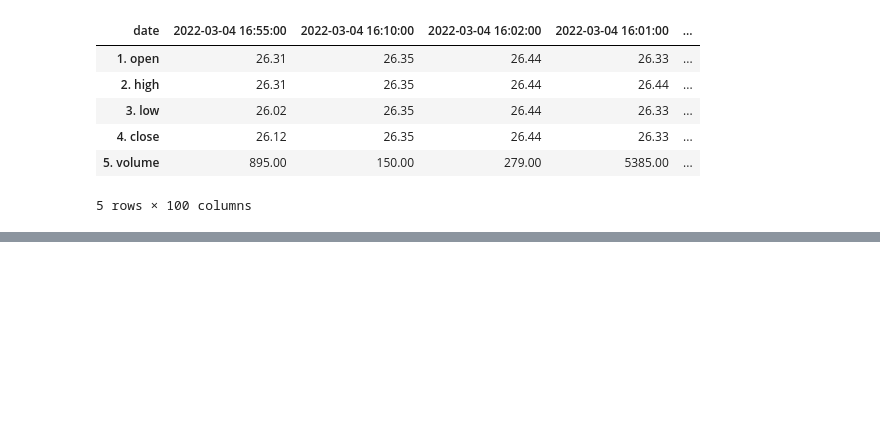
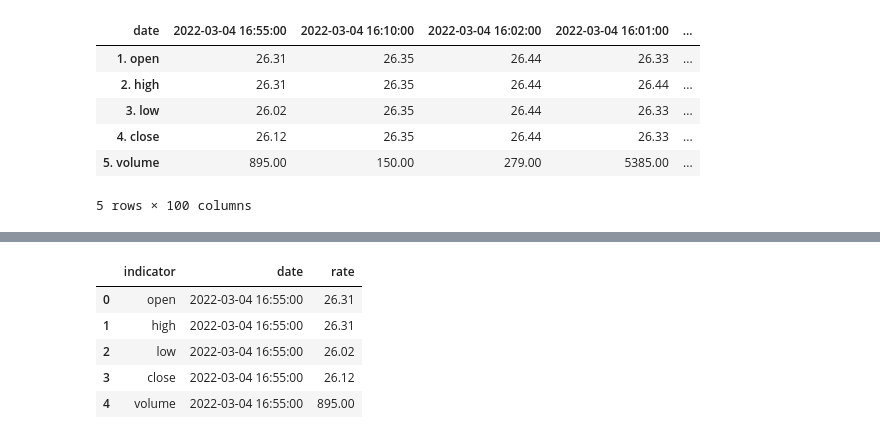
Before and after one commit to akhil2kv/Dash_financial_dashboard, a Jupyter notebook: Dash_part1_financial_card.ipynb, the cells around one changed output, grey strips where cells are left out. Drawn from its saved outputs; the diff is of its cells as text; code cells hidden in the pictures; blank space fills up the shorter version.

```diff
--- a/Dash_part1_financial_card.ipynb
+++ b/Dash_part1_financial_card.ipynb
@@ -60,3 +52,13 @@ df.head(5)
 | 3 | close | 26.12 | 26.35 | 26.44 | 26.33 | ... |
 | 4 | volume | 895.00 | 150.00 | 279.00 | 5385.00 | ... |
 5 rows × 101 columns
+# %%
+df = pd.melt(df,id_vars='indicator',var_name='date',value_name='rate')
+df.head()
+# %% [output]
+|  | indicator | date | rate |
+| 0 | open | 2022-03-04 16:55:00 | 26.31 |
+| 1 | high | 2022-03-04 16:55:00 | 26.31 |
+| 2 | low | 2022-03-04 16:55:00 | 26.02 |
+| 3 | close | 2022-03-04 16:55:00 | 26.12 |
+| 4 | volume | 2022-03-04 16:55:00 | 895.00 |
```
Also changed, not shown: parts of 7 cells of this notebook.
